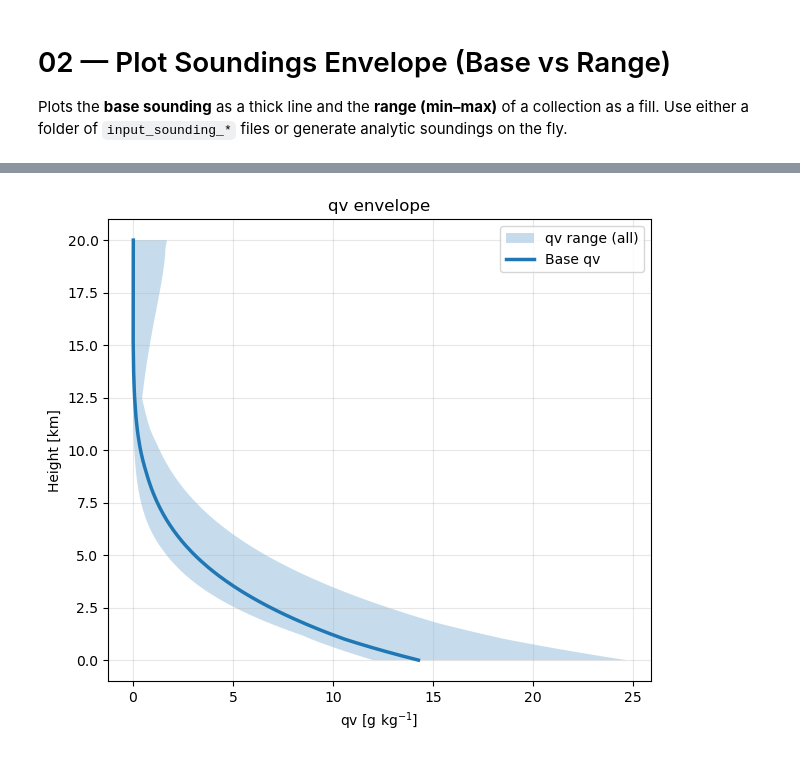
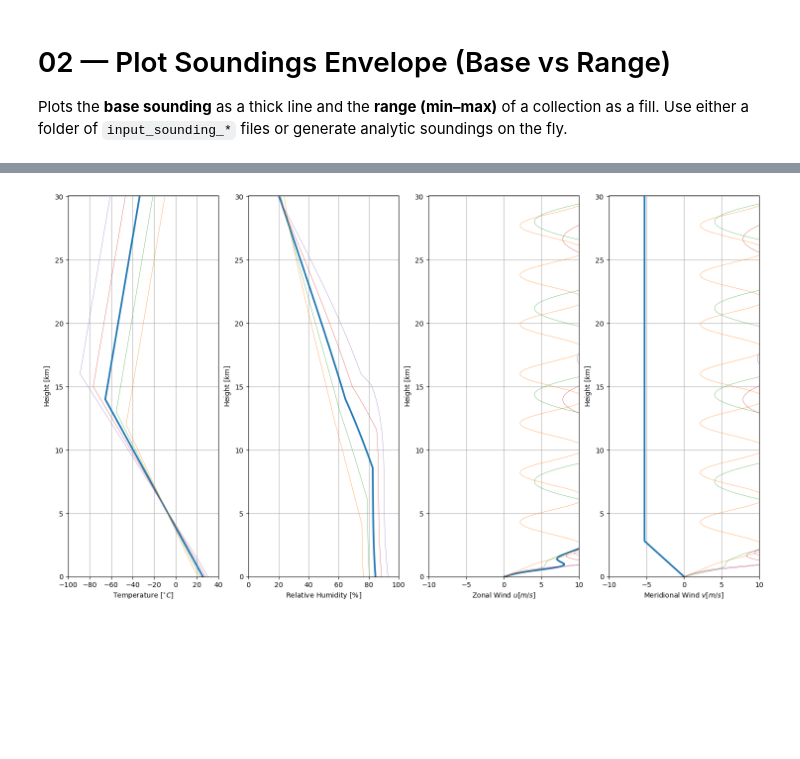
Before and after one commit to jgacituag/Supercell_WRF_Sensitivity, a Jupyter notebook: notebooks/02_plot_soundings_envelope.ipynb, the cells around one changed output, grey strips where cells are left out. Drawn from its saved outputs; the diff is of its cells as text; code cells hidden in the pictures; blank space fills up the shorter version.

```diff
--- a/notebooks/02_plot_soundings_envelope.ipynb
+++ b/notebooks/02_plot_soundings_envelope.ipynb
@@ -46,14 +35,22 @@ else:
     if files:
         base = read_input_sounding(files[0])
 if base is None and MODE=='analytic':
-    base = generate_sounding([0.5]*10)
+    base = generate_sounding([0.5]*13)
+base = generate_sounding([0.5]*13)
 assert base is not None, 'No base sounding available'
-zb = base['height']; Tb = base['t']; qvb = base['qv']; pb = base['p']; ub = base['u']; vb = base['v']
-Tdb = dewpoint_from_qv(pb, qvb)
+
+zb  = base['height']* units.meter
+Tb  = base['t']* units.kelvin
+qvb = base['qv']/ 1000 * units('kg/kg')#* units('g/kg')
+pb  = base['p']* units.hPa
+ub  = base['u']* units.meter / units.second
+vb  = base['v']* units.meter / units.second
+rhb = mpcalc.relative_humidity_from_specific_humidity(pb,Tb,qvb)
 # %%
 # Build collection
 coll = []
-if MODE=='folder':
+
+'''if MODE=='folder':
     files = sorted(glob.glob(os.path.join(SOUNDINGS_DIR, 'input_sounding_*')))
     if not files:
         raise SystemExit('No input_sounding_* files in SOUNDINGS_DIR')
@@ -65,6 +62,8 @@ elif MODE=='analytic':
     for u in U:
         coll.append(generate_sounding(u.tolist()))
 else:
-    raise ValueError('Unknown MODE')
+    raise ValueError('Unknown MODE')'''
+for i in [0,0.25,0.75,1]:
+    coll.append(generate_sounding([i]*10))
 len(coll)
 # %% [output]
@@ -115,9 +96,31 @@ plt.grid(True, alpha=0.3); plt.legend(); plt.show()
-# %%
-# 3) qv vs height
-plt.figure(figsize=(7,6))
-plt.fill_betweenx(z_km, qv_min, qv_max, alpha=0.25, label='qv range (all)')
-plt.plot(qvb, z_km, lw=2.5, label='Base qv')
-plt.xlabel('qv [g kg$^{-1}$]'); plt.ylabel('Height [km]'); plt.title('qv envelope')
-plt.grid(True, alpha=0.3); plt.legend(); plt.show()
-# %% [output]
-[figure, removed]
+# %%
+fig, axs = plt.subplots(1, 4, figsize=(18, 10))
+axs = axs.flatten()
+axs[0].plot(Tb.to('degC'), zb.to('km'), lw=2.5, label='Base T')
+axs[1].plot(rhb*100      , zb.to('km'), lw=2.5, label='RH')
+axs[2].plot(ub           , zb.to('km'), lw=2.5, label='U')
+axs[3].plot(vb           , zb.to('km'), lw=2.5, label='U')
+for i in range(len(T_arr)):
+    axs[0].plot(T_arr[i,:].to('degC'), z_arr[i,:].to('km'), lw=0.5, alpha=0.8)
+    axs[1].plot(rh_arr[i,:]*100      , z_arr[i,:].to('km'), lw=0.5, alpha=0.8)
+    axs[2].plot(u_arr[i,:]           , z_arr[i,:].to('km'), lw=0.5, alpha=0.8)
+    axs[3].plot(u_arr[i,:]           , z_arr[i,:].to('km'), lw=0.5, alpha=0.8)
+axs[0].set_xlabel('Temperature $[^{\circ} C]$')
+axs[0].set_xlim(-100,40)
+
+axs[1].set_xlabel('Relative Humidity $[\%]$')
+axs[1].set_xlim(0,100)
+
+axs[2].set_xlabel('Zonal Wind $u[m/s]$')
+axs[2].set_xlim(-10,10)
+
+axs[3].set_xlabel('Meridional Wind $v[m/s]$')
+axs[3].set_xlim(-10,10)
+for ax in axs:
+    ax.grid(True)
+    ax.set_ylim(0,30.1)
+    ax.set_yticks([0,5,10,15,20,25,30])
+    ax.set_ylabel('Height $[km]$')
+plt.show()
+# %% [output]
+[figure, added]
```
Also changed, not shown: parts of 8 cells of this notebook, 2 other files.
